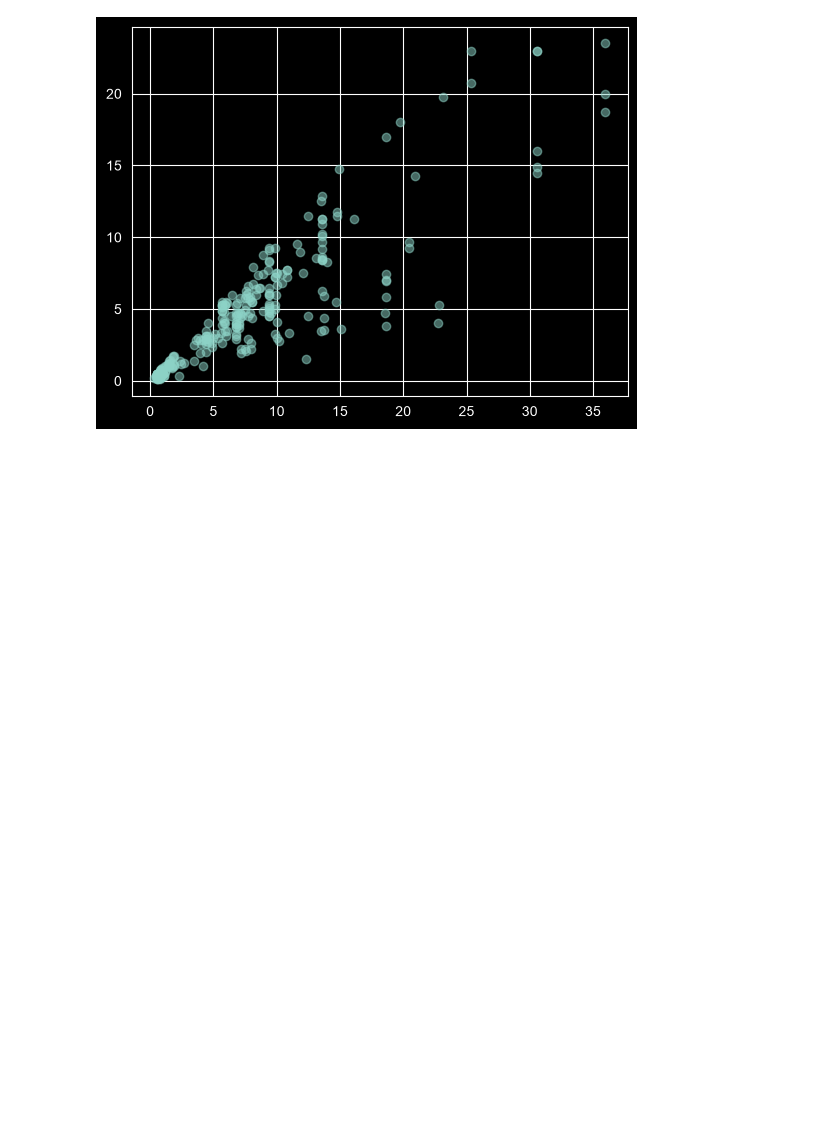
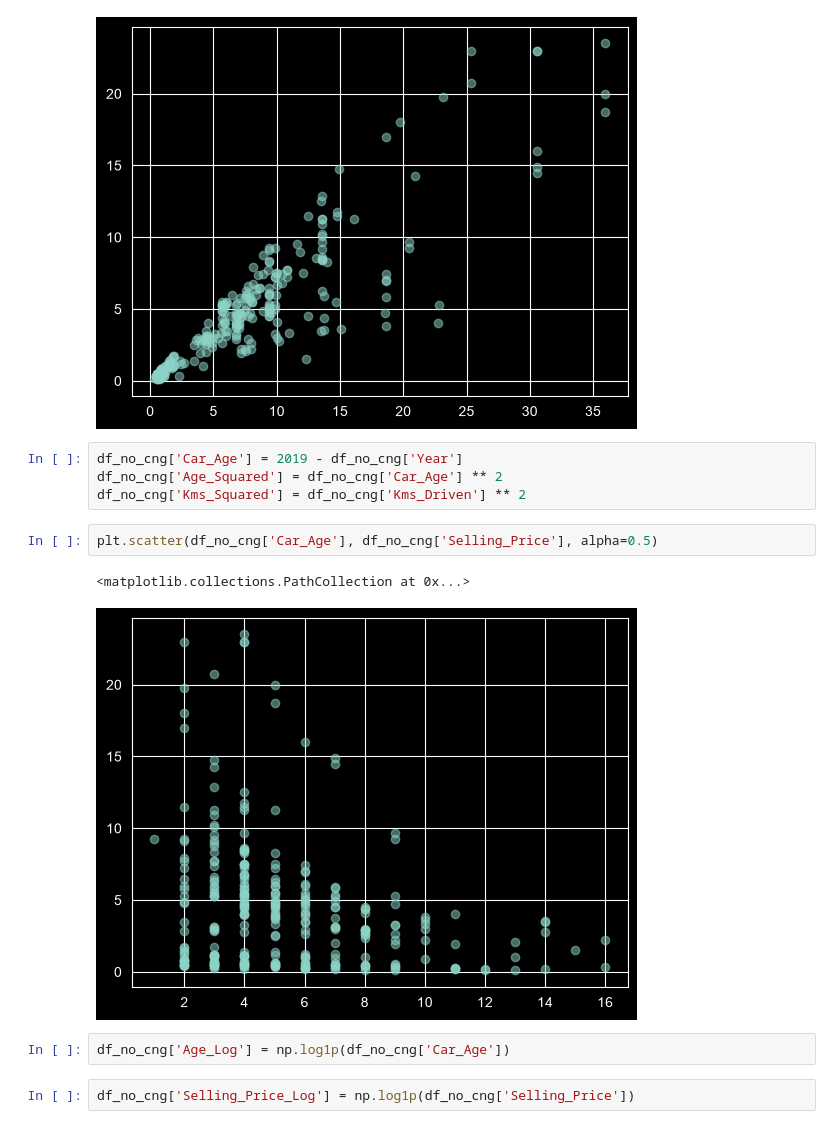
Before and after one commit to MHDadkhah172/MLDailyProject, a Jupyter notebook: 01_car_price_prediction/data_analyze.ipynb, the cells around one changed output. Drawn from its saved outputs; the diff is of its cells as text; blank space fills up the shorter version.

```diff
--- a/01_car_price_prediction/data_analyze.ipynb
+++ b/01_car_price_prediction/data_analyze.ipynb
@@ -387,3 +387,16 @@ plt.scatter(df_no_cng['Present_Price'], df_no_cng['Selling_Price'], alpha=0.5)
 # %% [output]
 <matplotlib.collections.PathCollection at 0x...>
 [figure]
+# %%
+df_no_cng['Car_Age'] = 2019 - df_no_cng['Year']
+df_no_cng['Age_Squared'] = df_no_cng['Car_Age'] ** 2
+df_no_cng['Kms_Squared'] = df_no_cng['Kms_Driven'] ** 2
+# %%
+plt.scatter(df_no_cng['Car_Age'], df_no_cng['Selling_Price'], alpha=0.5)
+# %% [output]
+<matplotlib.collections.PathCollection at 0x...>
+[figure, added]
+# %%
+df_no_cng['Age_Log'] = np.log1p(df_no_cng['Car_Age'])
+# %%
+df_no_cng['Selling_Price_Log'] = np.log1p(df_no_cng['Selling_Price'])
```
Also changed, not shown: parts of 2 cells of this notebook, 1 other file.
